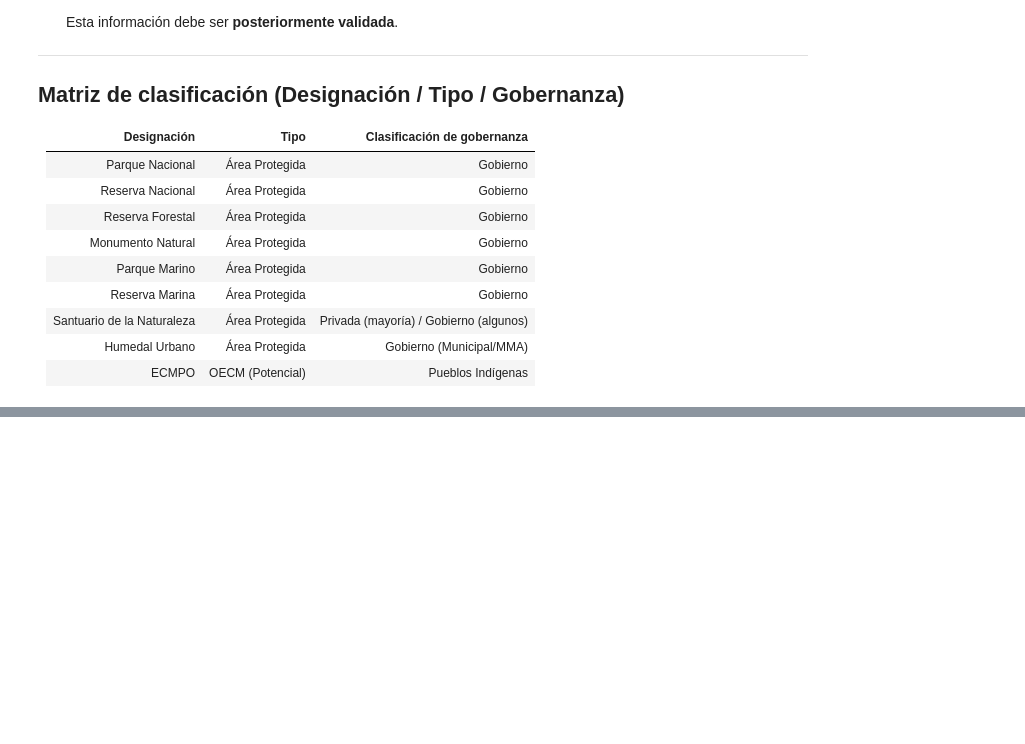
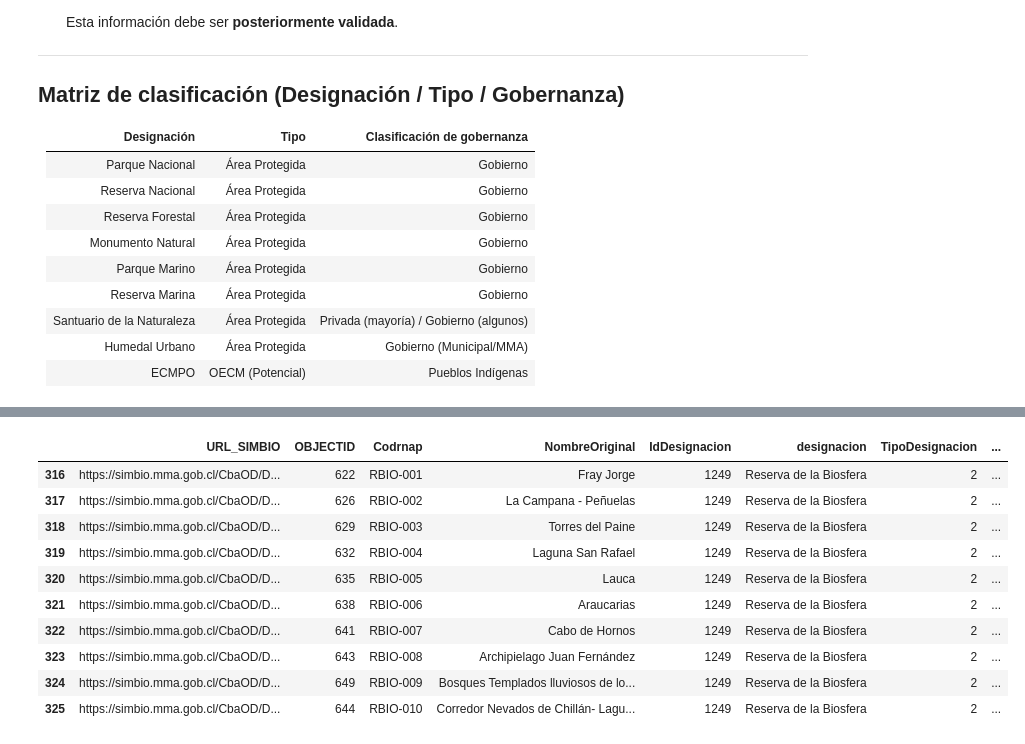
Before and after one commit to IEB-BIODATA/7NR-Indicators, a Jupyter notebook: indicadores/3_1_percentage_protected_area_coverage/3_1_Percentage_protected_area_coverage.ipynb, the cells around one changed output, grey strips where cells are left out. Saved outputs shown, nothing was run; the diff lists cells and outputs as text; code cells hidden in the pictures; blank space fills up the shorter version.

```diff
--- a/indicadores/3_1_percentage_protected_area_coverage/3_1_Percentage_protected_area_coverage.ipynb
+++ b/indicadores/3_1_percentage_protected_area_coverage/3_1_Percentage_protected_area_coverage.ipynb
@@ -712,0 +908,14 @@ Se debe definir un **proxy** basado en atributos de gestión disponibles (ej. ex
+# %%
+areas_protegidas_total_gpd[areas_protegidas_total_gpd["designacion"]=="Reserva de la Biosfera"]
+# %% [output]
+|  | URL_SIMBIO | OBJECTID | Codrnap | NombreOriginal | IdDesignacion | designacion | TipoDesignacion | ... |
+| 316 | https://simbio.mma.gob.cl/CbaOD/D... | 622 | RBIO-001 | Fray Jorge | 1249 | Reserva de la Biosfera | 2 | ... |
+| 317 | https://simbio.mma.gob.cl/CbaOD/D... | 626 | RBIO-002 | La Campana - Peñuelas | 1249 | Reserva de la Biosfera | 2 | ... |
+| 318 | https://simbio.mma.gob.cl/CbaOD/D... | 629 | RBIO-003 | Torres del Paine | 1249 | Reserva de la Biosfera | 2 | ... |
+| 319 | https://simbio.mma.gob.cl/CbaOD/D... | 632 | RBIO-004 | Laguna San Rafael | 1249 | Reserva de la Biosfera | 2 | ... |
+| 320 | https://simbio.mma.gob.cl/CbaOD/D... | 635 | RBIO-005 | Lauca | 1249 | Reserva de la Biosfera | 2 | ... |
+| 321 | https://simbio.mma.gob.cl/CbaOD/D... | 638 | RBIO-006 | Araucarias | 1249 | Reserva de la Biosfera | 2 | ... |
+| 322 | https://simbio.mma.gob.cl/CbaOD/D... | 641 | RBIO-007 | Cabo de Hornos | 1249 | Reserva de la Biosfera | 2 | ... |
+| 323 | https://simbio.mma.gob.cl/CbaOD/D... | 643 | RBIO-008 | Archipielago Juan Fernández | 1249 | Reserva de la Biosfera | 2 | ... |
+| 324 | https://simbio.mma.gob.cl/CbaOD/D... | 649 | RBIO-009 | Bosques Templados lluviosos de lo... | 1249 | Reserva de la Biosfera | 2 | ... |
+| 325 | https://simbio.mma.gob.cl/CbaOD/D... | 644 | RBIO-010 | Corredor Nevados de Chillán- Lagu... | 1249 | Reserva de la Biosfera | 2 | ... |
```
Also changed, not shown: parts of 37 cells of this notebook, 2 other files.
